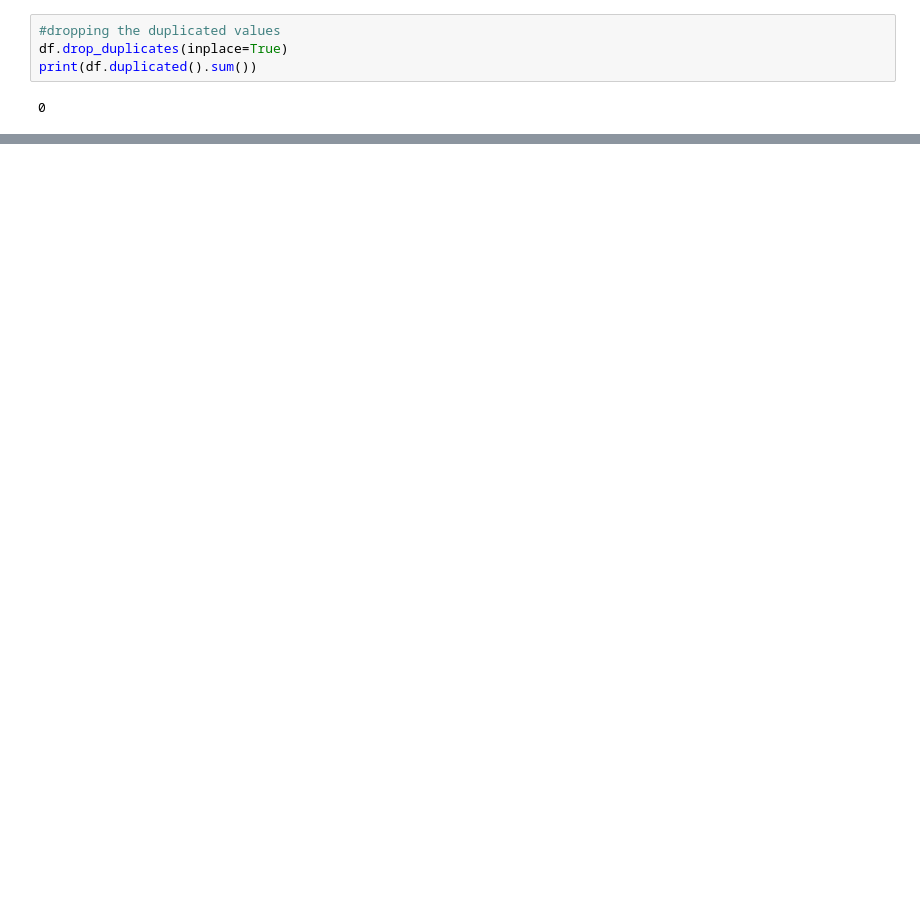
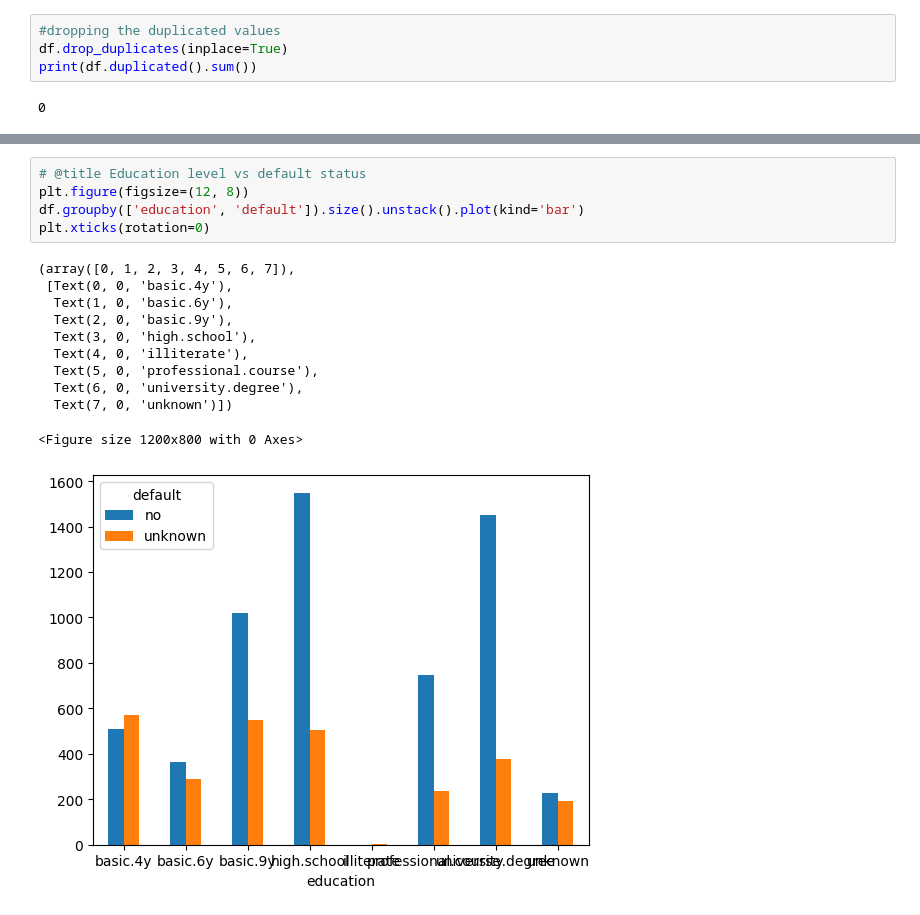
Before and after one commit to Murega14/bank_marketing, a Jupyter notebook: index.ipynb, the cells around one changed output, grey strips where cells are left out. Saved outputs shown, nothing was run; the diff lists cells and outputs as text; blank space fills up the shorter version.

```diff
--- a/index.ipynb
+++ b/index.ipynb
@@ -146,0 +167,17 @@ df.describe().T
+# %%
+# @title Education level vs default status
+plt.figure(figsize=(12, 8))
+df.groupby(['education', 'default']).size().unstack().plot(kind='bar')
+plt.xticks(rotation=0)
+# %% [output]
+(array([0, 1, 2, 3, 4, 5, 6, 7]),
+ [Text(0, 0, 'basic.4y'),
+  Text(1, 0, 'basic.6y'),
+  Text(2, 0, 'basic.9y'),
+  Text(3, 0, 'high.school'),
+  Text(4, 0, 'illiterate'),
+  Text(5, 0, 'professional.course'),
+  Text(6, 0, 'university.degree'),
+  Text(7, 0, 'unknown')])
+<Figure size 1200x800 with 0 Axes>
+[figure, added]
```
Also changed, not shown: parts of 11 cells of this notebook.
